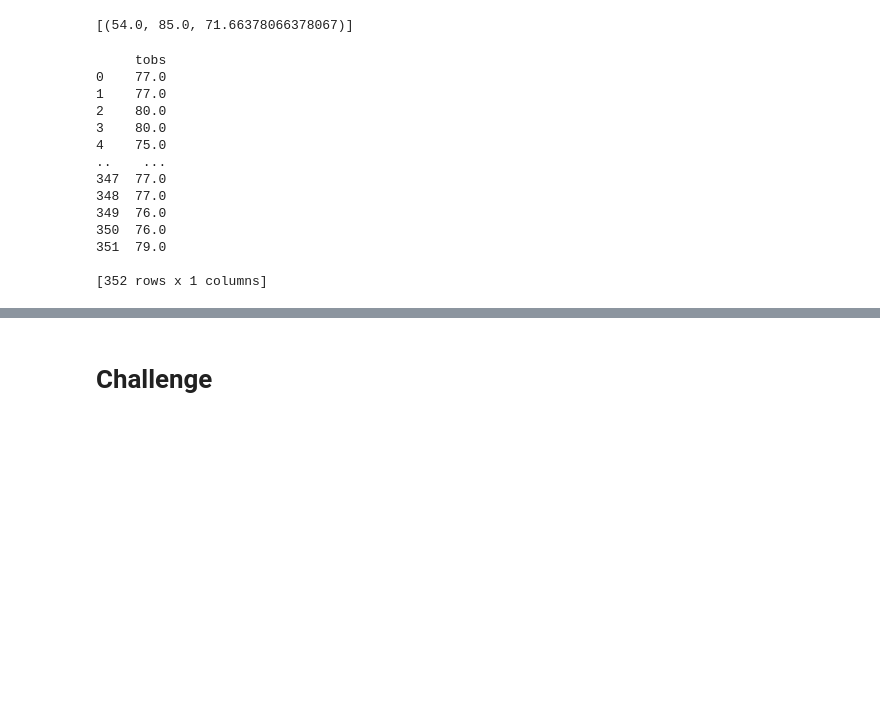
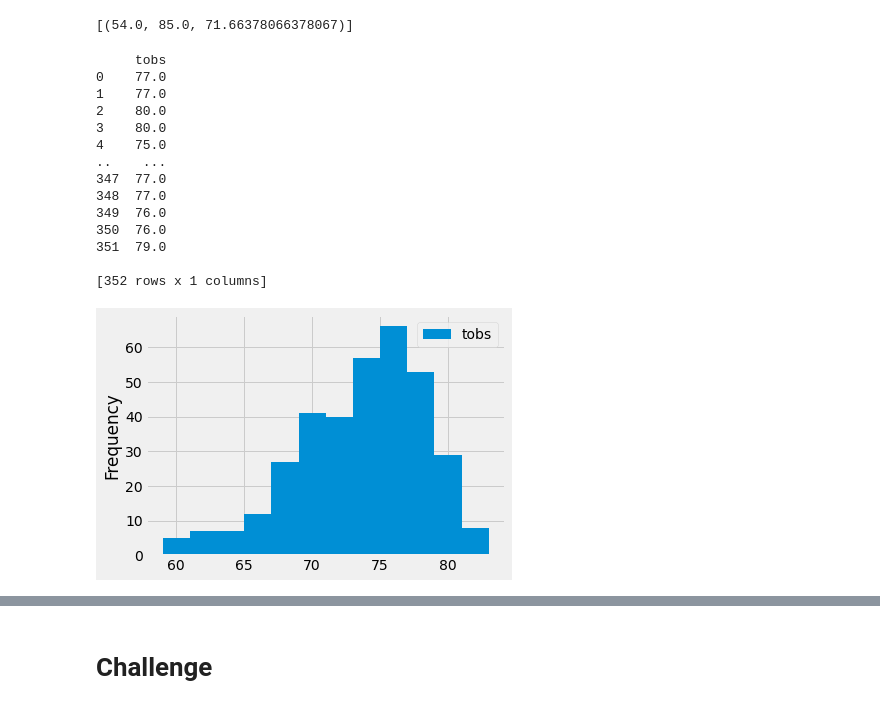
Before and after one commit to Hastieiliat/surfs_up, a Jupyter notebook: climate_analysis.ipynb, the cells around one changed output, grey strips where cells are left out. Saved outputs shown, nothing was run; the diff lists cells and outputs as text; code cells hidden in the pictures; blank space fills up the shorter version.

```diff
--- a/climate_analysis.ipynb
+++ b/climate_analysis.ipynb
@@ -126,24 +126,28 @@ filter(Measurement.station == 'USC00519281').all()
 # %%
 # Choose the station with the highest number of temperature observations.
 # Query the last 12 months of temperature observation data for this station and plot the results as a histogram
 results = session.query(Measurement.tobs).\
 filter(Measurement.station == 'USC00519281').\
 filter(Measurement.date >= prev_year).all()
 
 df = pd.DataFrame(results, columns=['tobs'])
 print(df)
+
+df.plot.hist(bins=12)
+plt.tight_layout()
 # %% [output]
      tobs
 0    77.0
 1    77.0
 2    80.0
 3    80.0
 4    75.0
 ..    ...
 347  77.0
 348  77.0
 349  76.0
 350  76.0
 351  79.0
 
 [352 rows x 1 columns]
+[figure, added]
```
Also changed, not shown: parts of 2 cells of this notebook, 1 other file.
